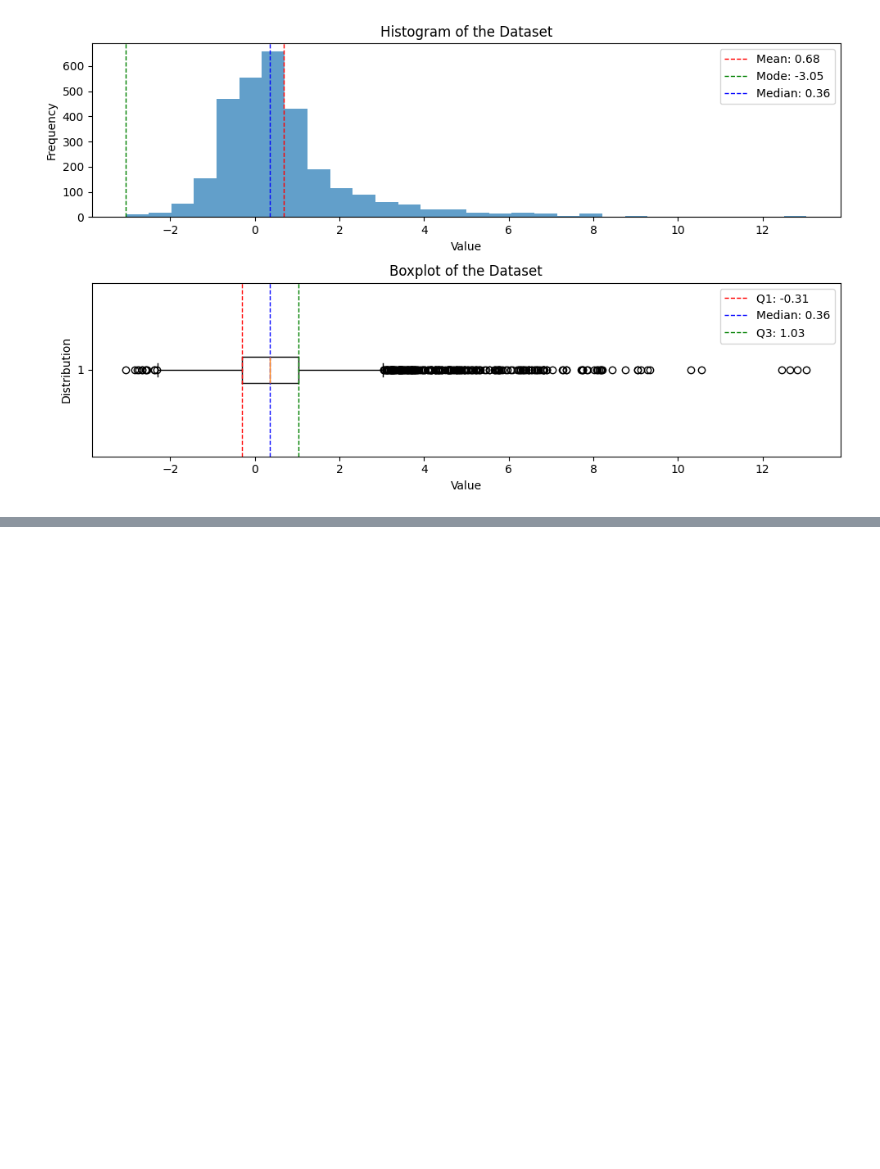
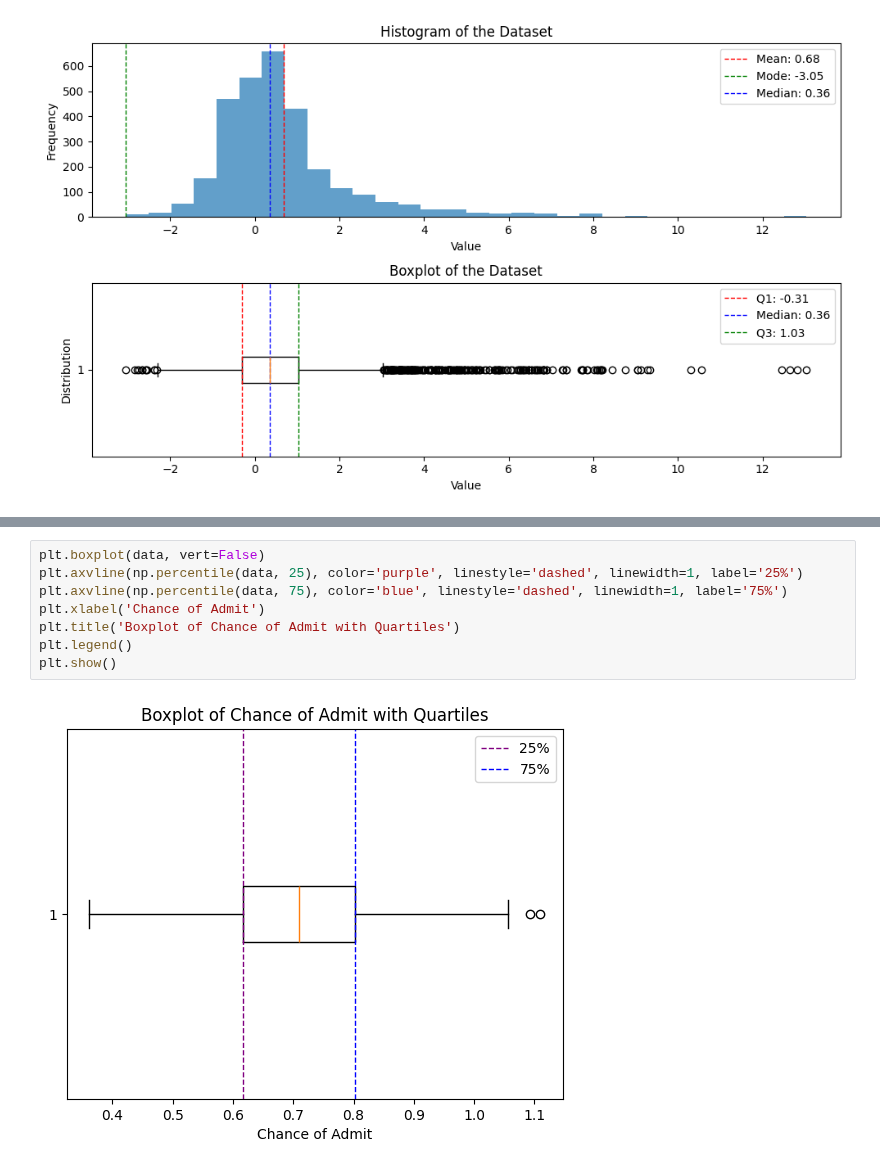
Before and after one commit to contento/lab.jupyter, a Jupyter notebook: descriptive-statistics.ipynb, the cells around one changed output, grey strips where cells are left out. Saved outputs shown, nothing was run; the diff lists cells and outputs as text; blank space fills up the shorter version.

```diff
--- a/descriptive-statistics.ipynb
+++ b/descriptive-statistics.ipynb
@@ -228,0 +258,10 @@ plt.show()
+# %%
+plt.boxplot(data, vert=False)
+plt.axvline(np.percentile(data, 25), color='purple', linestyle='dashed', linewidth=1, label='25%')
+plt.axvline(np.percentile(data, 75), color='blue', linestyle='dashed', linewidth=1, label='75%')
+plt.xlabel('Chance of Admit')
+plt.title('Boxplot of Chance of Admit with Quartiles')
+plt.legend()
+plt.show()
+# %% [output]
+[figure, added]
```
Also changed, not shown: parts of 3 cells of this notebook.
